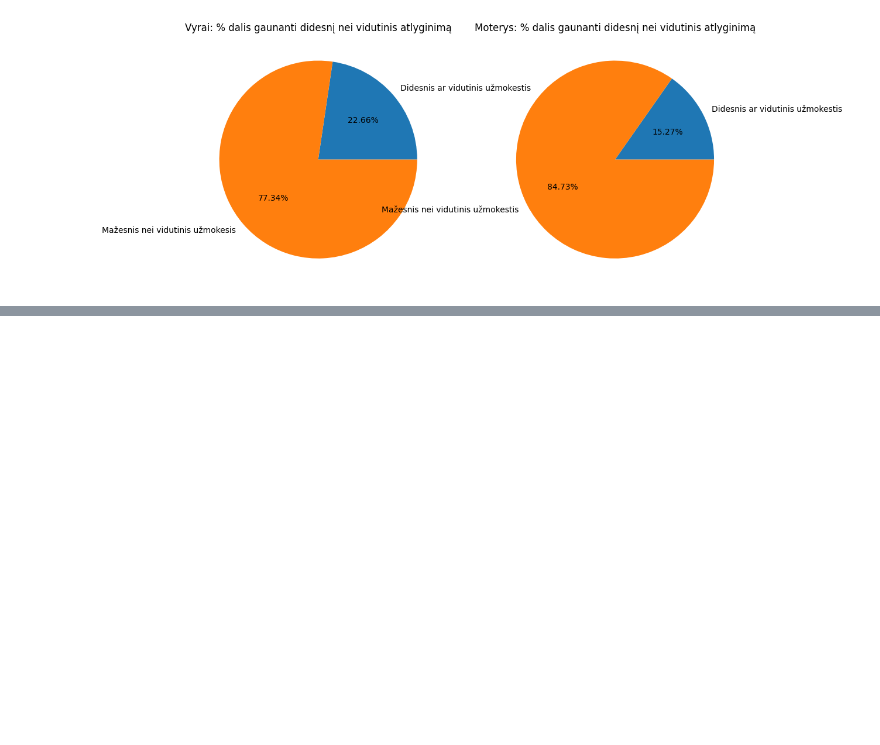
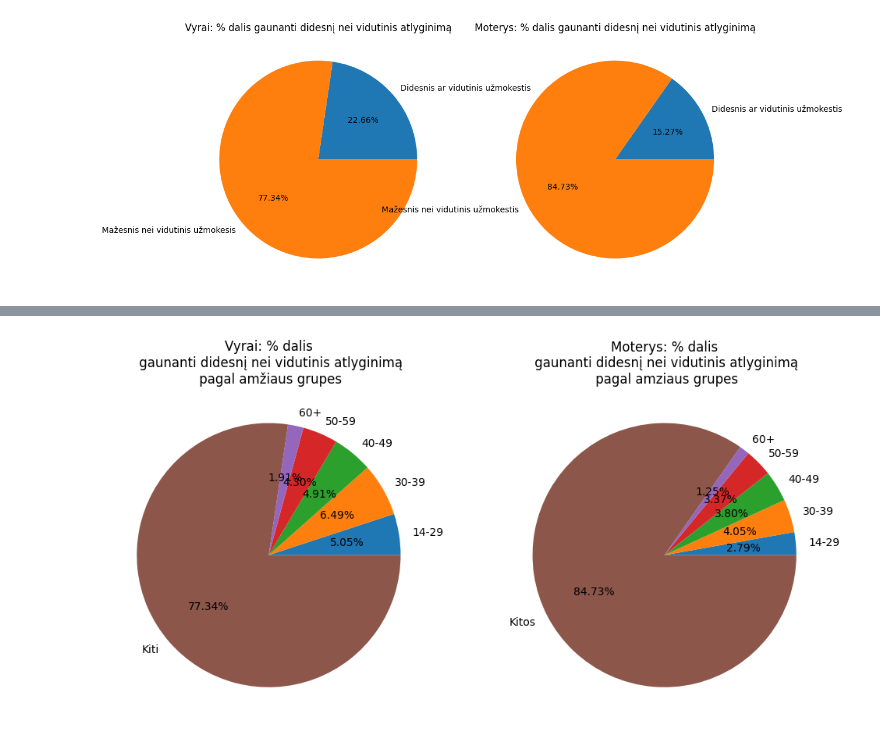
Before and after one commit to ISeeBugsEverywhere/DataScienceNotebooks, a Jupyter notebook: Studentai/EleTame/PO_SQL_6Paskaita.ipynb, the cells around one changed output, grey strips where cells are left out. Saved outputs shown, nothing was run; the diff lists cells and outputs as text; code cells hidden in the pictures; blank space fills up the shorter version.

```diff
--- a/Studentai/EleTame/PO_SQL_6Paskaita.ipynb
+++ b/Studentai/EleTame/PO_SQL_6Paskaita.ipynb
@@ -314,0 +352,80 @@ plt.show()
+# %%
+# 2) atsižvelkite į amžiaus grupes, irgi lyginame su visa imtimi kiekvieną amžiaus grupę
+import pandas as pd
+import matplotlib.pyplot as plt
+
+# Įkelkite duomenis
+df = pd.read_csv('../../DATA/DUS2018.csv')
+
+# Suskaičiuojame vidutinį atlyginimą
+vidutine_alga = df['bdu_spalio'].mean()
+
+# Apskaičiuojame bendrą dalyvių skaičių
+dalyviai = len(df)
+
+# Apibrėžkite amžiaus grupes
+age_groups = ['14-29', '30-39', '40-49', '50-59', '60+']
+
+# Sukurti tuščią sąrašą rezultatams saugoti
+results = []
+
+# Iteruoti per kiekvieną amžiaus grupę ir lytį
+for age_group in age_groups:
+    for gender in ['M', 'F']:
+        # Filtruojame dalyvius pagal amžiaus grupę, lytį ir didesnį nei vidutinį atlyginimą
+        group_with_higher_salary = df[(df['amzius'] == age_group) &
+                                      (df['lytis'] == gender) &
+                                      (df['bdu_spalio'] >= vidutine_alga)]
+
+        # Pridėti rezultatus į sąrašą
+        for _, row in group_with_higher_salary.iterrows():
+            results.append({
+                'amzius': age_group,
+                'lytis': gender,
+                'alga': row['bdu_spalio']
+            })
+
+# Konvertuoti rezultatus į DataFrame
+ATS = pd.DataFrame(results)
+
+# Surūšiuoti pagal lytį, o tada pagal amžius
+grouped = ATS.groupby(['amzius', 'lytis']).size().reset_index(name='count')
+
+# Apskaičiuojame procentinę dalį
+grouped['procentine_dalis'] = (grouped['count'] / dalyviai) * 100
+
+# Filtruojame duomenis pagal lytį, padarome dvi atskir6as lenteles
+vyrai = grouped[grouped['lytis'] == 'M']
+moterys = grouped[grouped['lytis'] == 'F']
+
+# Apskaičiuoti bendrą procentą tiems, kurie yra lentelėse
+sum_vyrai = vyrai['procentine_dalis'].sum()
+sum_moterys = moterys['procentine_dalis'].sum()
+
+# Procentinė dalis tų, kurie nebuvo įtraukti į lentelę
+others_vyrai = 100 - sum_vyrai
+others_moterys = 100 - sum_moterys
+
+# Pridėti "Others" kategoriją į rezultatus - kuriama eilute
+new_row_vyrai = pd.DataFrame([{'amzius': 'Kiti', 'lytis': 'M', 'count': 0, 'procentine_dalis': others_vyrai}])
+new_row_moterys = pd.DataFrame([{'amzius': 'Kitos', 'lytis': 'F', 'count': 0, 'procentine_dalis': others_moterys}])
+
+#  Sukurta eilute idedama
+vyrai = pd.concat([vyrai, new_row_vyrai], ignore_index=True)
+moterys = pd.concat([moterys, new_row_moterys], ignore_index=True)
+
+# Sukuriame subplots, kad galėtume turėti 2 pie grafikus
+fig, (ax1, ax2) = plt.subplots(1, 2, figsize=(12, 6))
+
+# Pie grafikas vyrams
+ax1.pie(vyrai['procentine_dalis'], labels=vyrai['amzius'], autopct='%.2f%%')
+ax1.set_title('Vyrai: % dalis\n gaunanti didesnį nei vidutinis atlyginimą\n pagal amžiaus grupes')
+
+# Pie grafikas moterims
+ax2.pie(moterys['procentine_dalis'], labels=moterys['amzius'], autopct='%.2f%%')
+ax2.set_title('Moterys: % dalis\n gaunanti didesnį nei vidutinis atlyginimą\n pagal amziaus grupes')
+
+# Rodyti grafikus
+plt.show()
+# %% [output]
+[figure, added]
```
Also changed, not shown: parts of 7 cells of this notebook, 1 other file.
